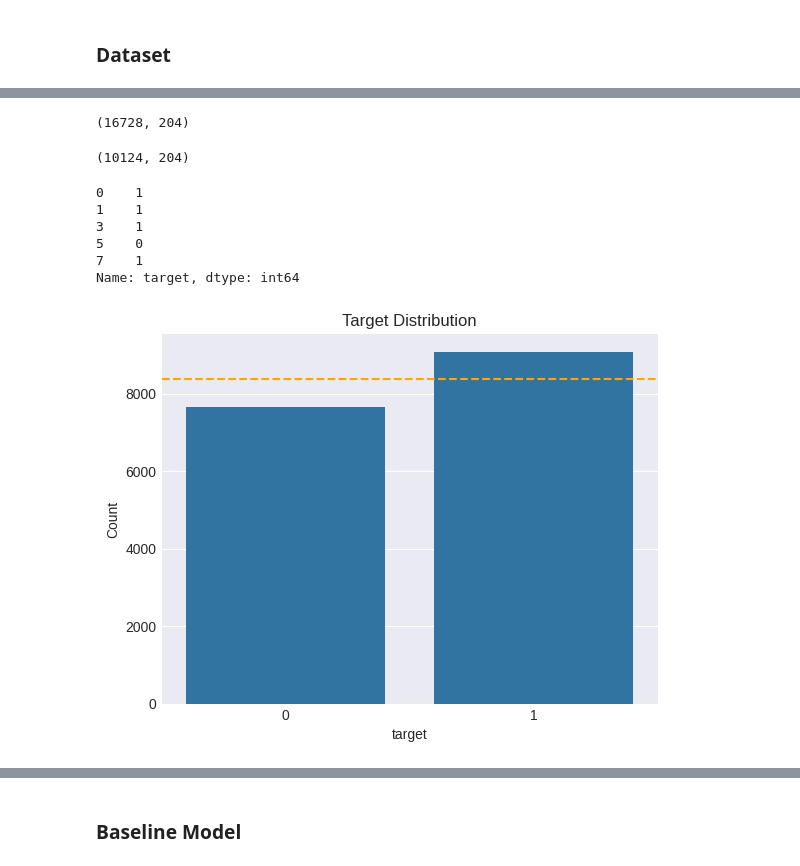
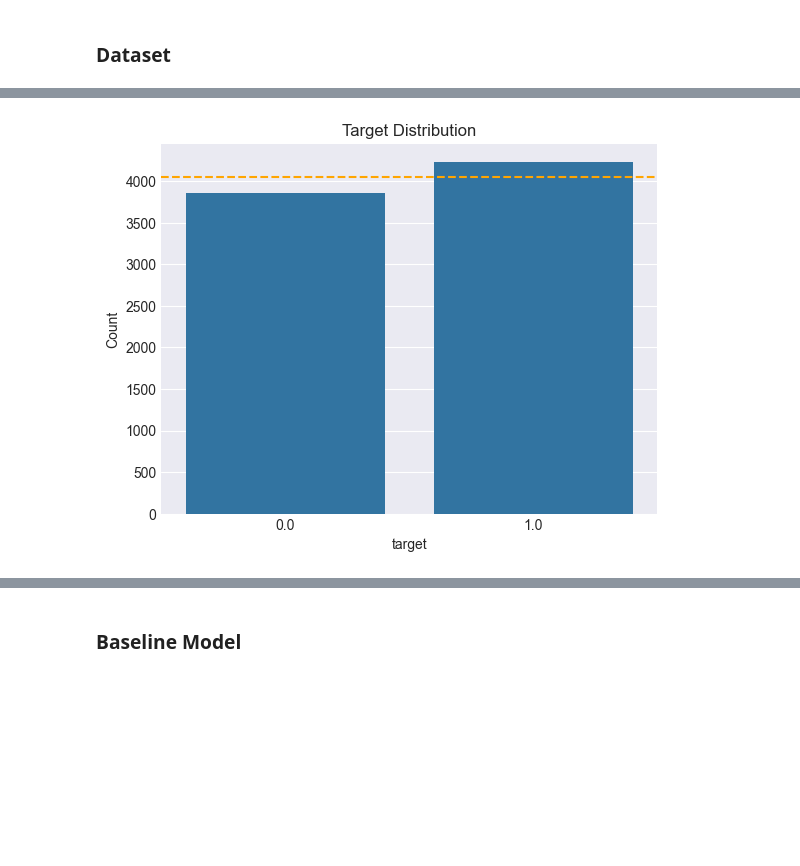
Before and after one commit to 4garriga/flights, a Jupyter notebook: src/logistic_regression.ipynb, the cells around one changed output, grey strips where cells are left out. Drawn from its saved outputs; the diff is of its cells as text; code cells hidden in the pictures; blank space fills up the shorter version.

```diff
--- a/src/logistic_regression.ipynb
+++ b/src/logistic_regression.ipynb
@@ -54,3 +57,9 @@ df.head()
+# %%
+conn = sqlite3.connect(f"{PROJECT_DIR}/data/TrainTestSplitData.db")
+X_train = pd.read_sql("SELECT * FROM X_train", conn)
+y_train = pd.read_sql("SELECT target FROM y_train", conn)
+X_test = pd.read_sql("SELECT * FROM X_test", conn)
+y_test = pd.read_sql("SELECT target FROM y_test", conn)
 # %%
 ### uncomment to run specific hierarhcy ###
 # # Dislplay labels by hierarchy
@@ -336,17 +303,0 @@ assert not np.isinf(X).any().any()
-# %%
-X_all.shape
-# %% [output]
-(16728, 204)
-# %%
-X.shape
-# %% [output]
-(10124, 204)
-# %%
-y_all.head()
-# %% [output]
-0    1
-1    1
-3    1
-5    0
-7    1
-Name: target, dtype: int64
@@ -355,11 +304,22 @@ assert X_all.shape[0] == y_all.shape[0]
+# %%
+num_days = 2
+
+# Aplly filters to split data
+mask = (X_train['before_after'] != 'same') & (X_train['date_diff'].between(-num_days, num_days))
+X_train = X_train.loc[mask, all_features]
+y_train = y_train.loc[mask]
+
+mask_test = (X_test['before_after'] != 'same') & (X_test['date_diff'].between(-num_days, num_days))
+X_test = X_test.loc[mask_test, all_features]
+y_test = y_test.loc[mask_test]
 # %%
 # visualize class distribution
-target_df = y_all.to_frame().groupby("target").size()
+target_df = y_train.groupby("target").size()
 
 sns.barplot(data=target_df)
-balanced = y_all.size / 2
+balanced = y_train.size / 2
 plt.axhline(y=balanced, linestyle="--", color="orange")
 plt.title("Target Distribution")
 plt.ylabel("Count");
 # %% [output]
-[figure, old version]
+[figure, new version]
```
Also changed, not shown: parts of 27 cells of this notebook, 6 other files.
